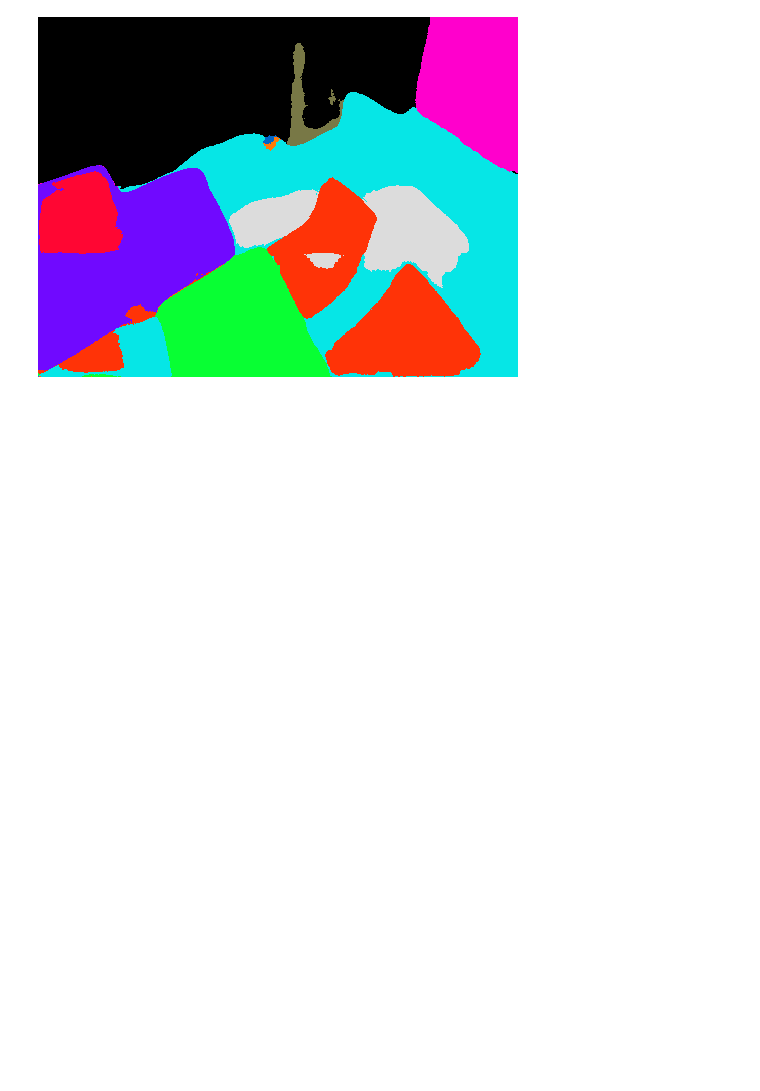
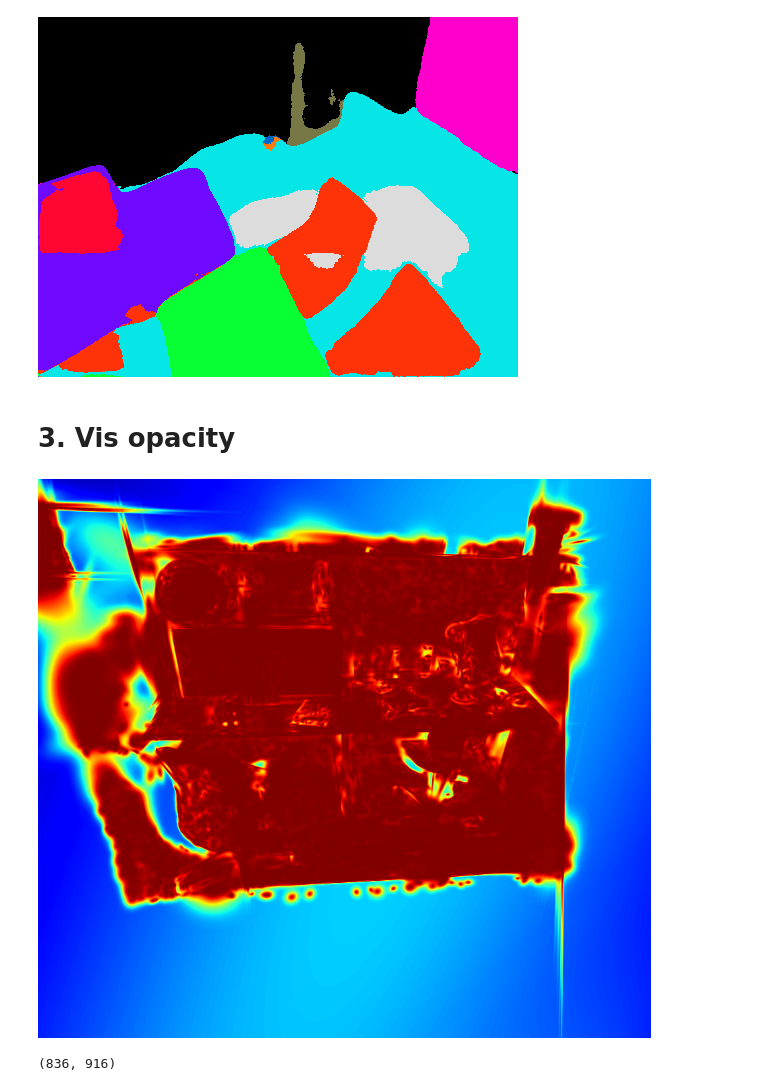
Before and after one commit to Beat-in-our-hearts/MonoGS_Semantic, a Jupyter notebook: vis_feature.ipynb, the cells around one changed output. Drawn from its saved outputs; the diff is of its cells as text; code cells hidden in the pictures; blank space fills up the shorter version.

```diff
--- a/vis_feature.ipynb
+++ b/vis_feature.ipynb
@@ -371,3 +371,5 @@ Image.fromarray(image)
 # %% [output]
 decoder time: 0.09133410453796387
 [figure]
+# %% [markdown]
+# 3. Vis opacity
@@ -373,0 +380,8 @@ decoder time: 0.09133410453796387
+# %%
+opacity = Image.open('results/opacity.png')
+opacity.show()
+numpy_opacity = np.load('results/opacity.npy')
+numpy_opacity.shape
+# %% [output]
+[figure, added]
+(836, 916)
```
Also changed, not shown: parts of 6 cells of this notebook, 4 other files.
